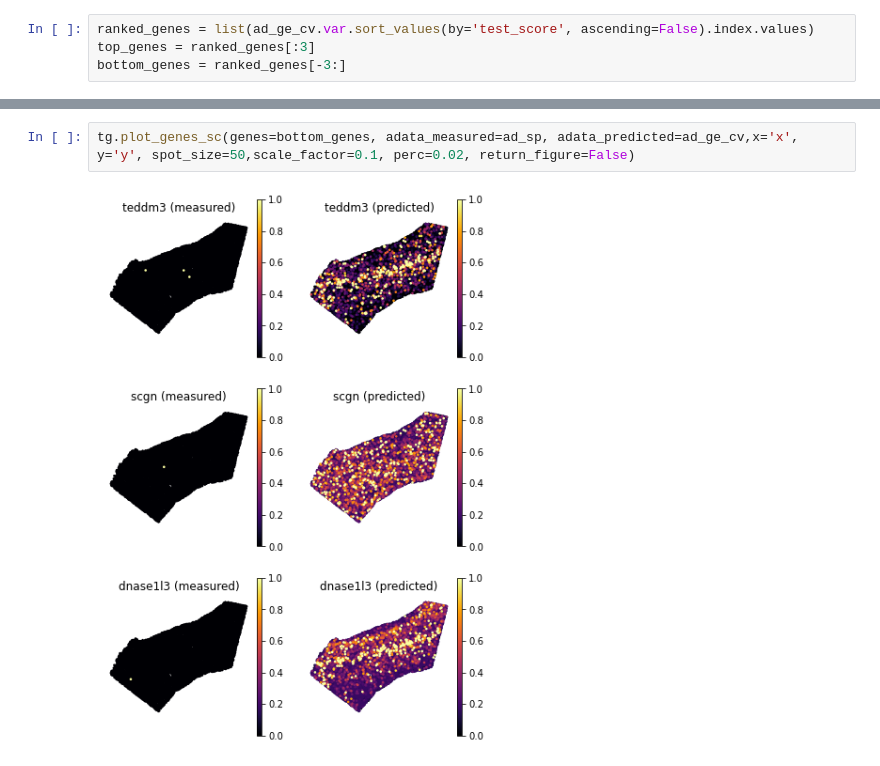
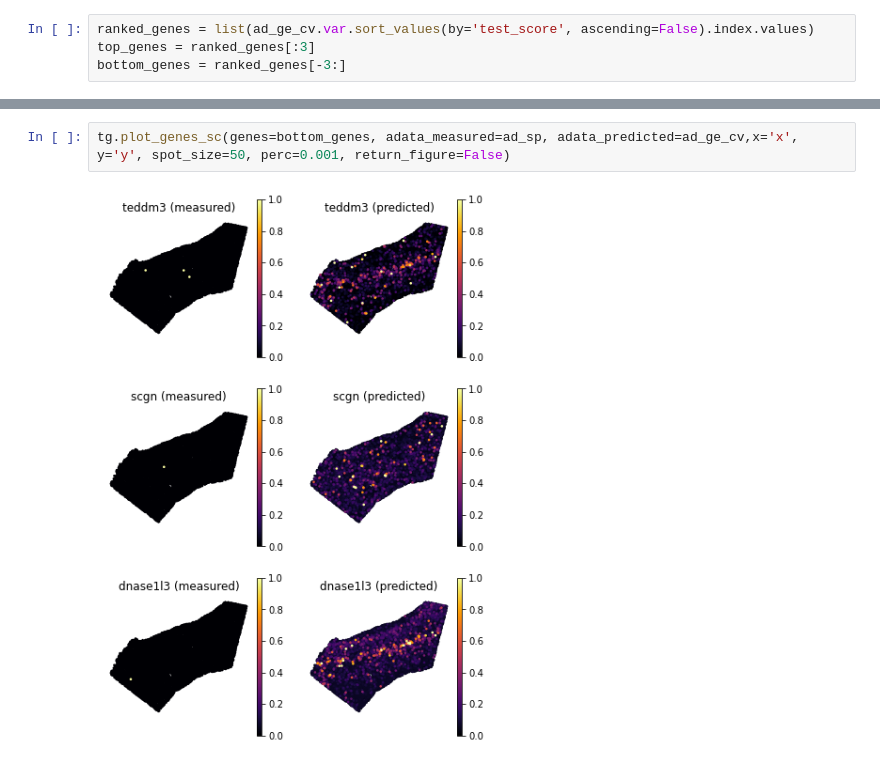
Before and after one commit to broadinstitute/Tangram, a Jupyter notebook: tangram_tutorial.ipynb, the cells around one changed output, grey strips where cells are left out. Drawn from its saved outputs; the diff is of its cells as text.

```diff
--- a/tangram_tutorial.ipynb
+++ b/tangram_tutorial.ipynb
@@ -456,4 +450,4 @@ tg.plot_genes_sc(genes=top_genes, adata_measured=ad_sp, adata_predicted=ad_ge_cv
 # %%
-tg.plot_genes_sc(genes=bottom_genes, adata_measured=ad_sp, adata_predicted=ad_ge_cv,x='x', y='y', spot_size=50,scale_factor=0.1, perc=0.02, return_figure=False)
+tg.plot_genes_sc(genes=bottom_genes, adata_measured=ad_sp, adata_predicted=ad_ge_cv,x='x', y='y', spot_size=50, perc=0.001, return_figure=False)
 # %% [output]
-[figure, old version]
+[figure, new version]
```
Also changed, not shown: parts of 15 cells of this notebook, 2 other files.
